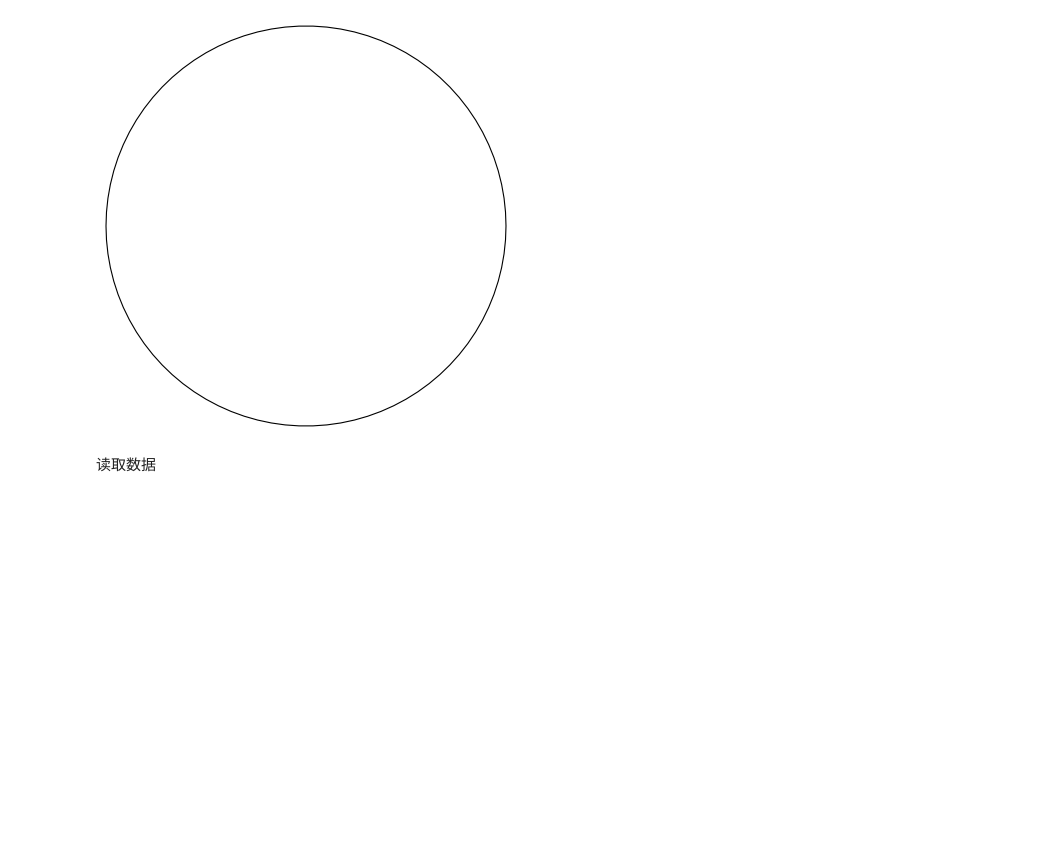
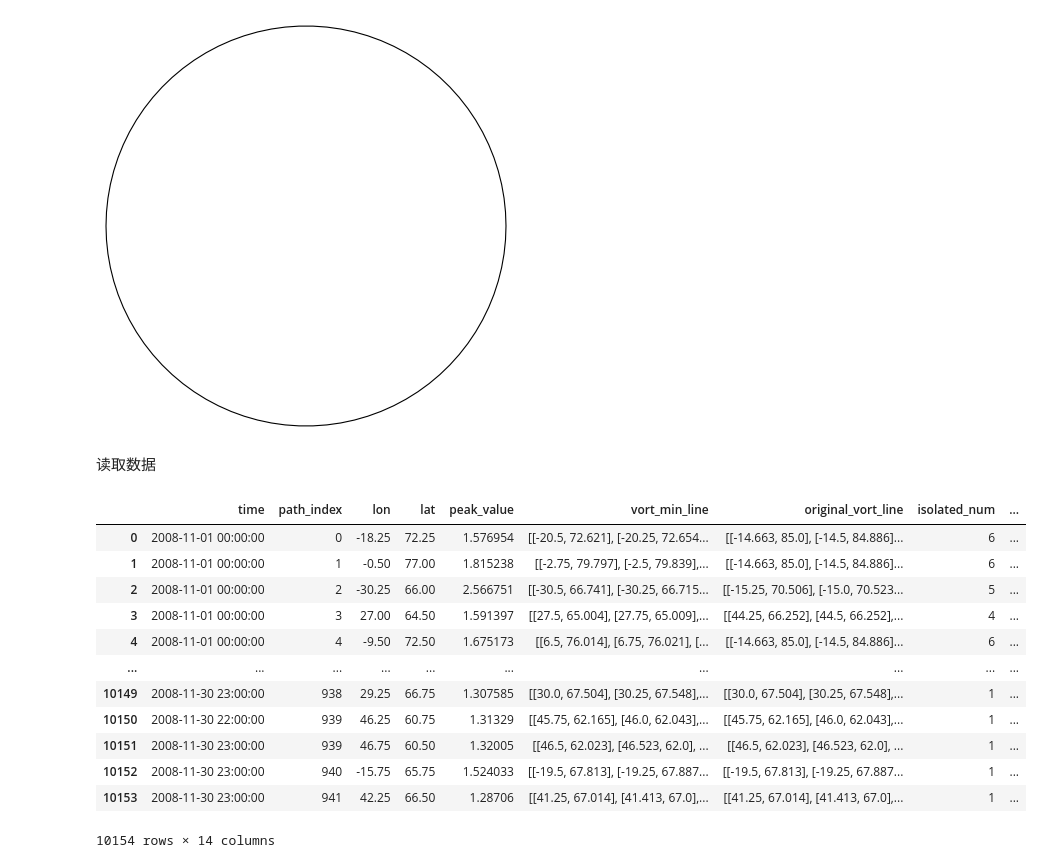
Before and after one commit to thebluewind/IMPMCT, a Jupyter notebook: identify.ipynb, the cells around one changed output. Saved outputs shown, nothing was run; the diff lists cells and outputs as text; code cells hidden in the pictures; blank space fills up the shorter version.

```diff
--- a/identify.ipynb
+++ b/identify.ipynb
@@ -122,3 +122,19 @@ ERA5_tracks.isolated_area_path = ERA5_tracks.isolated_area_path.apply(lambda x:j
 ERA5_tracks.vort_min_line = ERA5_tracks.vort_min_line.apply(lambda x:json.dumps(np.round(x.vertices,3).tolist()))
 ERA5_tracks.original_vort_line = ERA5_tracks.original_vort_line.apply(lambda x:json.dumps(np.array(np.round(x.vertices,3)).tolist()))
 ERA5_tracks.to_excel(r'D:\Desktop\pycode\PLs_identity\IMPMCT\example_data\track_2008_11.xlsx')
+# %%
+ERA5_tracks
+# %% [output]
+|  | time | path_index | lon | lat | peak_value | vort_min_line | original_vort_line | isolated_num | ... |
+| 0 | 2008-11-01 00:00:00 | 0 | -18.25 | 72.25 | 1.576954 | [[-20.5, 72.621], [-20.25, 72.654... | [[-14.663, 85.0], [-14.5, 84.886]... | 6 | ... |
+| 1 | 2008-11-01 00:00:00 | 1 | -0.50 | 77.00 | 1.815238 | [[-2.75, 79.797], [-2.5, 79.839],... | [[-14.663, 85.0], [-14.5, 84.886]... | 6 | ... |
+| 2 | 2008-11-01 00:00:00 | 2 | -30.25 | 66.00 | 2.566751 | [[-30.5, 66.741], [-30.25, 66.715... | [[-15.25, 70.506], [-15.0, 70.523... | 5 | ... |
+| 3 | 2008-11-01 00:00:00 | 3 | 27.00 | 64.50 | 1.591397 | [[27.5, 65.004], [27.75, 65.009],... | [[44.25, 66.252], [44.5, 66.252],... | 4 | ... |
+| 4 | 2008-11-01 00:00:00 | 4 | -9.50 | 72.50 | 1.675173 | [[6.5, 76.014], [6.75, 76.021], [... | [[-14.663, 85.0], [-14.5, 84.886]... | 6 | ... |
+| ... | ... | ... | ... | ... | ... | ... | ... | ... | ... |
+| 10149 | 2008-11-30 23:00:00 | 938 | 29.25 | 66.75 | 1.307585 | [[30.0, 67.504], [30.25, 67.548],... | [[30.0, 67.504], [30.25, 67.548],... | 1 | ... |
+| 10150 | 2008-11-30 22:00:00 | 939 | 46.25 | 60.75 | 1.31329 | [[45.75, 62.165], [46.0, 62.043],... | [[45.75, 62.165], [46.0, 62.043],... | 1 | ... |
+| 10151 | 2008-11-30 23:00:00 | 939 | 46.75 | 60.50 | 1.32005 | [[46.5, 62.023], [46.523, 62.0], ... | [[46.5, 62.023], [46.523, 62.0], ... | 1 | ... |
+| 10152 | 2008-11-30 23:00:00 | 940 | -15.75 | 65.75 | 1.524033 | [[-19.5, 67.813], [-19.25, 67.887... | [[-19.5, 67.813], [-19.25, 67.887... | 1 | ... |
+| 10153 | 2008-11-30 23:00:00 | 941 | 42.25 | 66.50 | 1.28706 | [[41.25, 67.014], [41.413, 67.0],... | [[41.25, 67.014], [41.413, 67.0],... | 1 | ... |
+10154 rows × 14 columns
```
Also changed, not shown: 6 other files.
